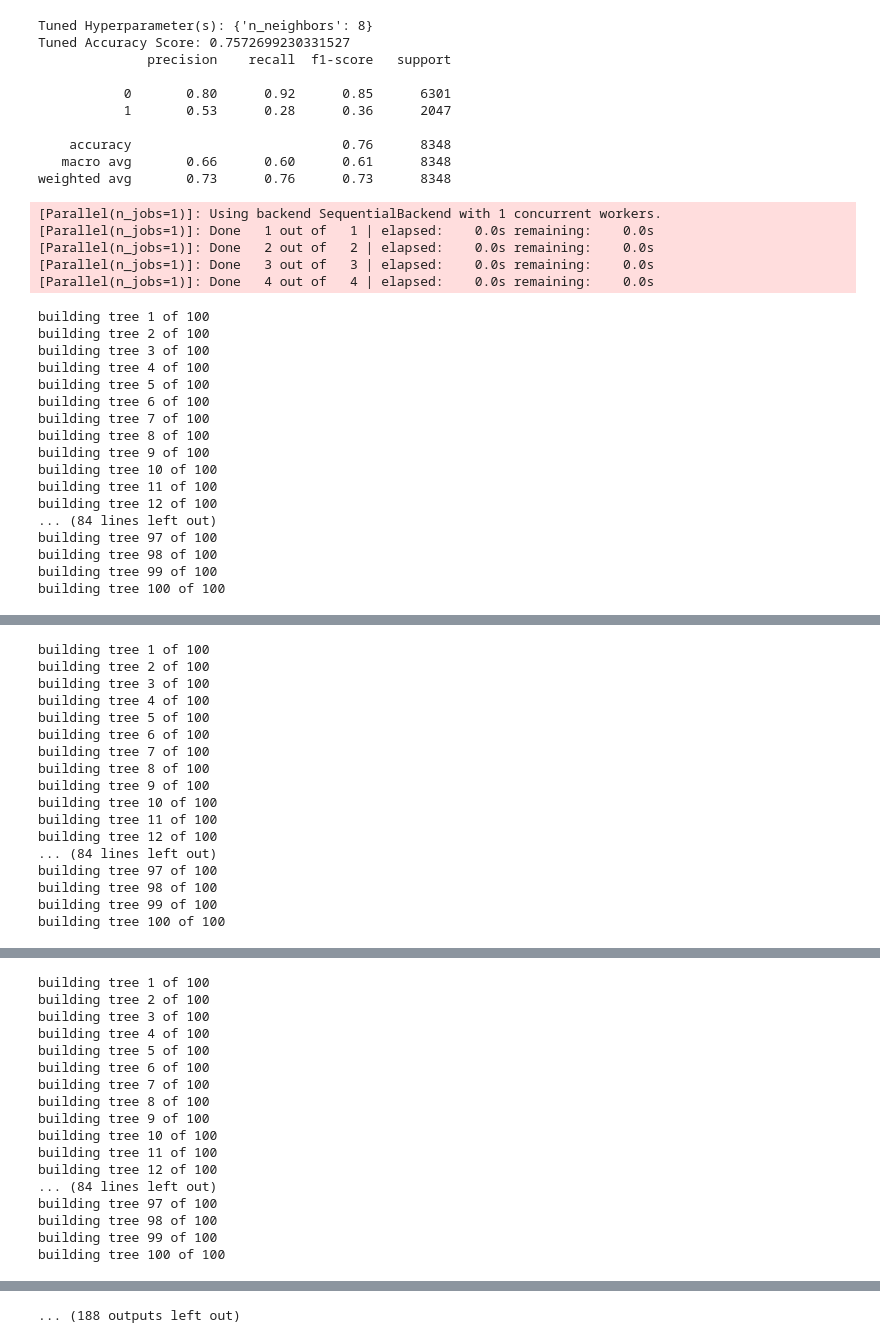
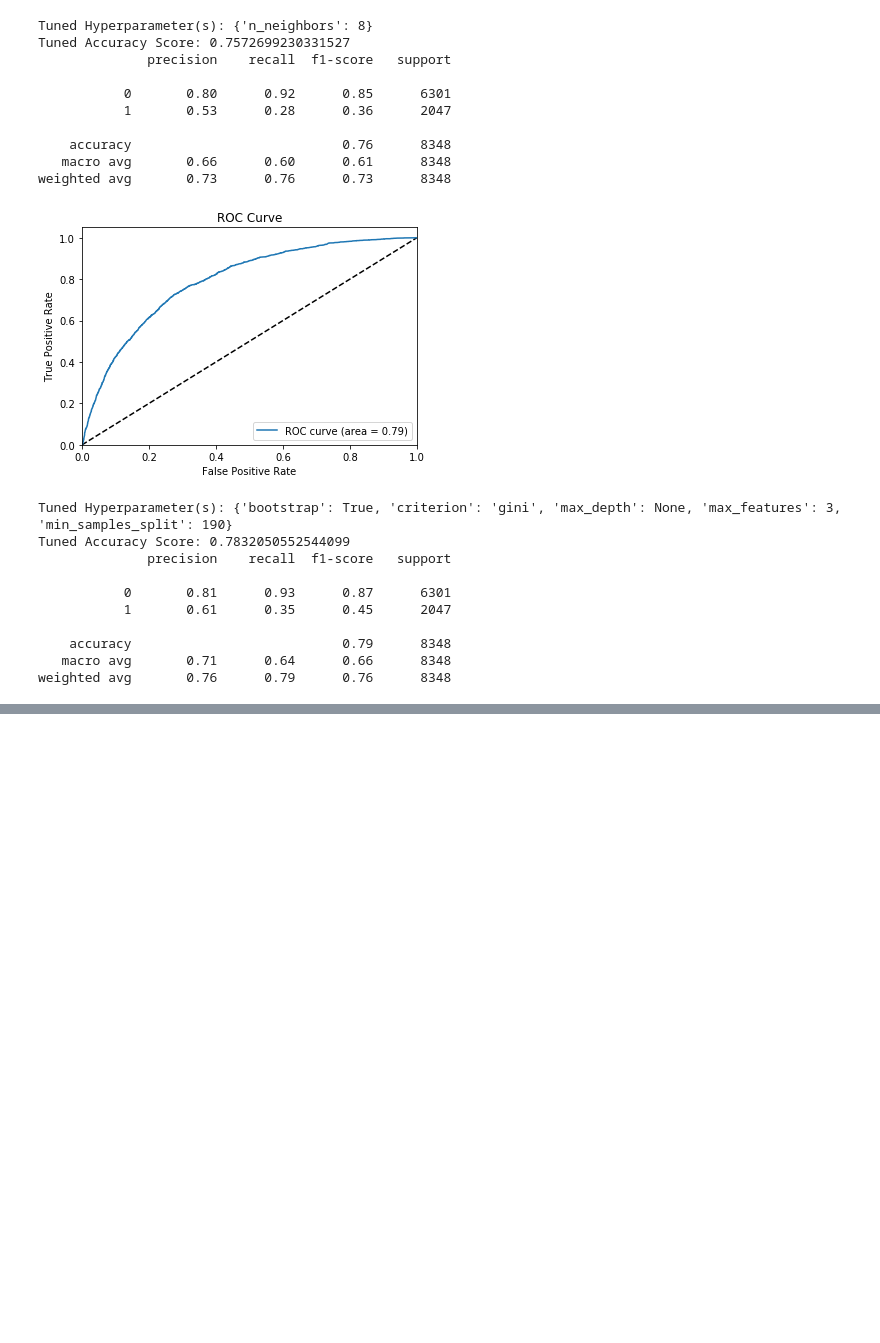
Before and after one commit to jeydion/springboard, a Jupyter notebook: Springboard_Project_Ultimate_Technologies,_Inc.ipynb, the cells around one changed output, grey strips where cells are left out. Saved outputs shown, nothing was run; the diff lists cells and outputs as text; code cells hidden in the pictures; blank space fills up the shorter version.

```diff
--- a/Springboard_Project_Ultimate_Technologies,_Inc.ipynb
+++ b/Springboard_Project_Ultimate_Technologies,_Inc.ipynb
@@ -350,6 +350,9 @@ With the dataframe setup for testing, the data will now be split between train-t
 # Split data into Train-Test Datasets
 X = ultimate_df.drop('active',axis = 1)
 y = ultimate_df['active']
+
+# Create train and test sets
+X_train, X_test, y_train, y_test = train_test_split(X, y, test_size = 0.2, random_state=42)
 # %%
 # Find percent of month 6 active users
 active_pct = len([i for i in y if i ==1])/len(y)
@@ -436,33 +439,22 @@ weighted avg       0.73      0.76      0.73      8348
 # %%
 # Random Forest Model
 
-forest = RandomForestClassifier(n_estimators=100, verbose=5)
+forest = RandomForestClassifier(n_estimators=5)
 forest_param_grid = {"max_depth": [3, None],
               "max_features": [1, 3, 10],
               "min_samples_split": range(10,500,20),
               "bootstrap": [True, False],
               "criterion": ["gini", "entropy"]}
 train_test_model(X, y, forest, forest_param_grid)
 # %% [output]
+[figure, added]
-[Parallel(n_jobs=1)]: Using backend SequentialBackend with 1 concurrent workers.
-[Parallel(n_jobs=1)]: Done   1 out of   1 | elapsed:    0.0s remaining:    0.0s
-[Parallel(n_jobs=1)]: Done   2 out of   2 | elapsed:    0.0s remaining:    0.0s
-[Parallel(n_jobs=1)]: Done   3 out of   3 | elapsed:    0.0s remaining:    0.0s
-[Parallel(n_jobs=1)]: Done   4 out of   4 | elapsed:    0.0s remaining:    0.0s
+Tuned Hyperparameter(s): {'bootstrap': True, 'criterion': 'gini', 'max_depth': None, 'max_features': 3, 'min_samples_split': 190}
+Tuned Accuracy Score: 0.7832050552544099
+              precision    recall  f1-score   support
+
+           0       0.81      0.93      0.87      6301
+           1       0.61      0.35      0.45      2047
+
+    accuracy                           0.79      8348
+   macro avg       0.71      0.64      0.66      8348
+weighted avg       0.76      0.79      0.76      8348
-building tree 1 of 100
-building tree 2 of 100
-building tree 3 of 100
-building tree 4 of 100
-building tree 5 of 100
-building tree 6 of 100
-building tree 7 of 100
-building tree 8 of 100
-building tree 9 of 100
-building tree 10 of 100
-building tree 11 of 100
-building tree 12 of 100
-... (84 lines left out)
-building tree 97 of 100
-building tree 98 of 100
-building tree 99 of 100
-building tree 100 of 100
@@ -481,17 +460,0 @@ building tree 100 of 100
-building tree 1 of 100
-building tree 2 of 100
-building tree 3 of 100
-building tree 4 of 100
-building tree 5 of 100
-building tree 6 of 100
-building tree 7 of 100
-building tree 8 of 100
-building tree 9 of 100
-building tree 10 of 100
-building tree 11 of 100
-building tree 12 of 100
-... (84 lines left out)
-building tree 97 of 100
-building tree 98 of 100
-building tree 99 of 100
-building tree 100 of 100
@@ -510,17 +460,0 @@ building tree 100 of 100
-building tree 1 of 100
-building tree 2 of 100
-building tree 3 of 100
-building tree 4 of 100
-building tree 5 of 100
-building tree 6 of 100
-building tree 7 of 100
-building tree 8 of 100
-building tree 9 of 100
-building tree 10 of 100
-building tree 11 of 100
-building tree 12 of 100
-... (84 lines left out)
-building tree 97 of 100
-building tree 98 of 100
-building tree 99 of 100
-building tree 100 of 100
@@ -614,2 +461 @@ building tree 100 of 100
-... (188 outputs left out)
 # %% [markdown]
```
Also changed, not shown: parts of 12 cells of this notebook.
